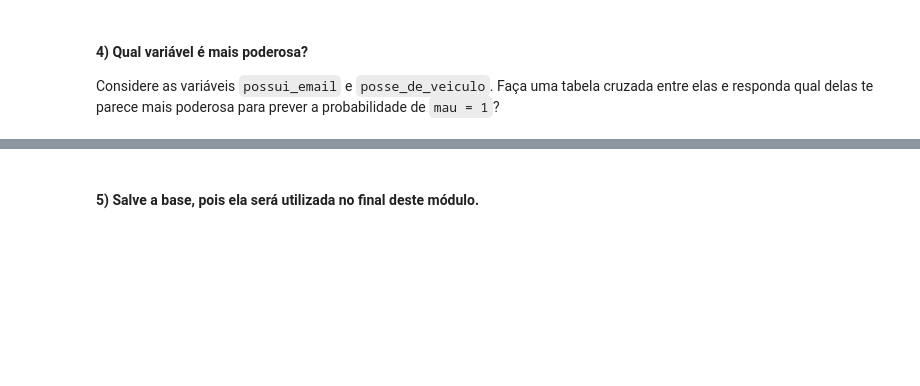
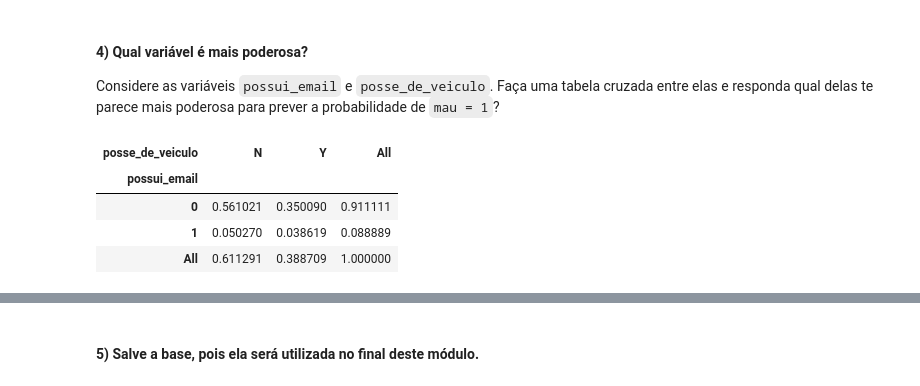
Before and after one commit to kauankajitani/EBAC-Ciencia-de-dados, a Jupyter notebook: M7/TAREFA 1/Mod07 - Tarefa 01.ipynb, the cells around one changed output, grey strips where cells are left out. Cells and saved outputs as stored; diff of their text form; code cells hidden in the pictures; blank space fills up the shorter version.

````diff
--- a/M7/TAREFA 1/Mod07 - Tarefa 01.ipynb
+++ b/M7/TAREFA 1/Mod07 - Tarefa 01.ipynb
@@ -123,3 +197,13 @@ df
 #### 4) Qual variável é mais poderosa?
 
 Considere as variáveis ```possui_email``` e ```posse_de_veiculo```. Faça uma tabela cruzada entre elas e responda qual delas te parece mais poderosa para prever a probabilidade de ```mau = 1```?
+# %%
+#verificando quantos dados temos de cada variavel
+tabela_cruzada = pd.crosstab(df['possui_email'], df['posse_de_veiculo'] ,margins=True, normalize=True)
+tabela_cruzada
+# %% [output]
+| posse_de_veiculo | N | Y | All |
+| possui_email |  |  |  |
+| 0 | 0.561021 | 0.350090 | 0.911111 |
+| 1 | 0.050270 | 0.038619 | 0.088889 |
+| All | 0.611291 | 0.388709 | 1.000000 |
````
Also changed, not shown: parts of 11 cells of this notebook, 2 other files.
